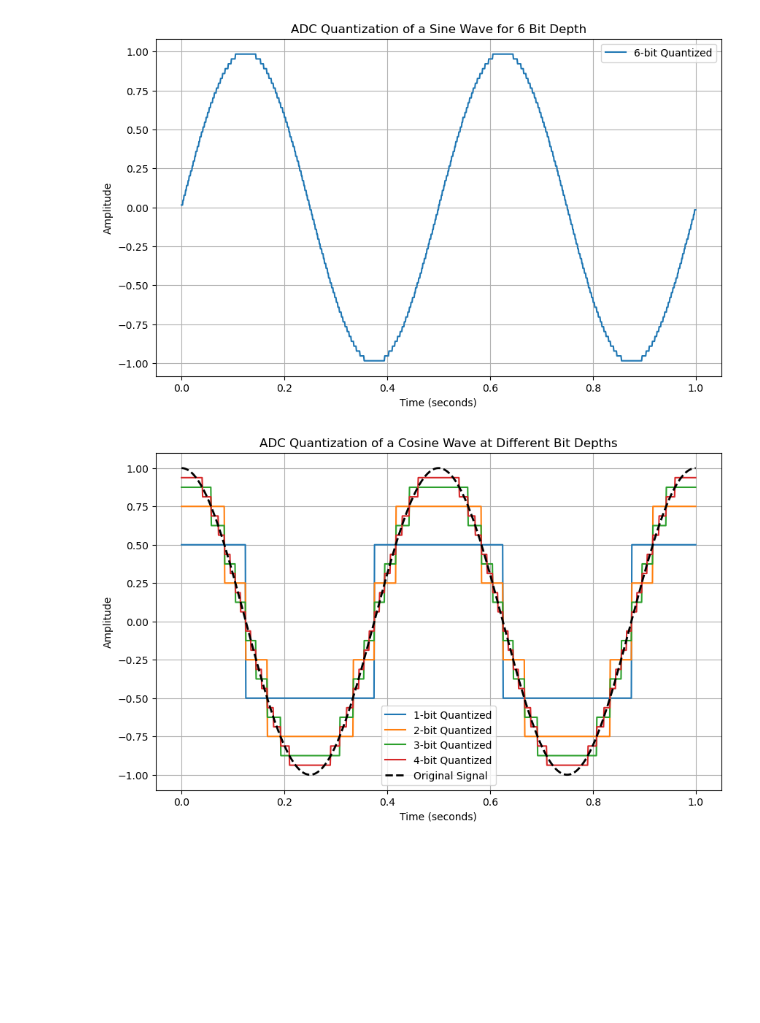
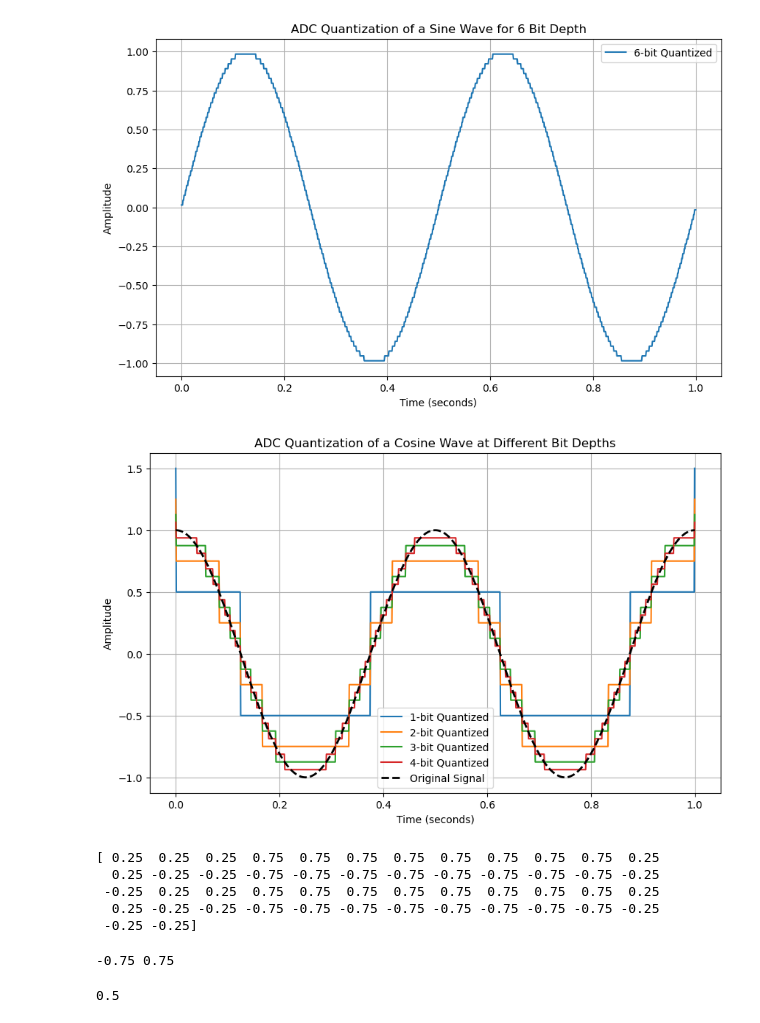
Before and after one commit to Bahniman14/polarimetric-fpga-dsp, a Jupyter notebook: Development_&_Understanding/Experiments/Quantization_Sine_Wave.ipynb, the cells around one changed output. Saved outputs shown, nothing was run; the diff lists cells and outputs as text; code cells hidden in the pictures; blank space fills up the shorter version.

```diff
--- a/Development_&_Understanding/Experiments/Quantization_Sine_Wave.ipynb
+++ b/Development_&_Understanding/Experiments/Quantization_Sine_Wave.ipynb
@@ -20,7 +20,7 @@ print(max(analog_signal_sin), min(analog_signal_sin))
 1000
 0.9999987638285974 -0.9999987638285974
 # %%
-def adc_quantize(signal, bits, vmin=-1.0, vmax=1.0):
+def quantize(signal, bits, vmin=-1.0, vmax=1.0):
     levels = 2 ** bits
     step = (vmax - vmin) / levels #step = LSB weight (change in 1 bit after the chnage in weight)
 
@@ -31,12 +31,11 @@ def adc_quantize(signal, bits, vmin=-1.0, vmax=1.0):
         if x <= vmin:
             x = vmin
         elif x >= vmax:
-            x = vmax - 1e-12
+            x = vmax
 
         code = np.floor((x - vmin) / step)
         x_q = (code + 0.5) * step + vmin
         quantized.append(x_q)
-
     return np.array(quantized)
 # %%
 bit_depths = [1, 2, 3, 4]
@@ -150,19 +149,54 @@ plt.show()
 # %%
 plt.figure(figsize=(10, 6))
 
 for bits in bit_depths:
-    q_signal = simple_quantize(analog_signal_cos, bits)
+    q_signal = quantize(analog_signal_cos, bits)
     plt.plot(t, q_signal, label=f"{bits}-bit Quantized")
 
 
 # Plot original analog signal
 plt.plot(t, analog_signal_cos, 'k--', linewidth=2, label="Original Signal")
 
 plt.xlabel("Time (seconds)")
 plt.ylabel("Amplitude")
 plt.title("ADC Quantization of a Cosine Wave at Different Bit Depths")
 plt.legend()
 plt.grid(True)
 plt.show()
 # %% [output]
-[figure, old version]
+[figure, new version]
+# %%
+#input Sine Wave:
+f_signal = 2         # Signal frequency = 5 Hz
+fs = 50           # Sampling rate = 10 samples per second
+t = np.linspace(0, 1, fs)   # Time axis: 1 second duration
+
+# Analog signal (what comes from antenna)
+analog_signal_sin = np.sin(2 * np.pi * f_signal * t)
+
+bits = 2
+q_signal = quantize(analog_signal_sin, bits)
+print(q_signal)
+# %% [output]
+[ 0.25  0.25  0.25  0.75  0.75  0.75  0.75  0.75  0.75  0.75  0.75  0.25
+  0.25 -0.25 -0.25 -0.75 -0.75 -0.75 -0.75 -0.75 -0.75 -0.75 -0.75 -0.25
+ -0.25  0.25  0.25  0.75  0.75  0.75  0.75  0.75  0.75  0.75  0.75  0.25
+  0.25 -0.25 -0.25 -0.75 -0.75 -0.75 -0.75 -0.75 -0.75 -0.75 -0.75 -0.25
+ -0.25 -0.25]
+# %%
+#important parameters
+Vref_max  = 1.0
+Vref_min = -1.0
+Vref = Vref_max - Vref_min
+
+Amp_min = min(q_signal)
+Amp_max = max(q_signal)
+
+print(Amp_min, Amp_max)
+# %% [output]
+-0.75 0.75
+# %%
+LSB_weight = Vref/ (2**bits)
+print(LSB_weight)
+# %% [output]
+0.5
```
Also changed, not shown: parts of 3 cells of this notebook, 1 other file.
